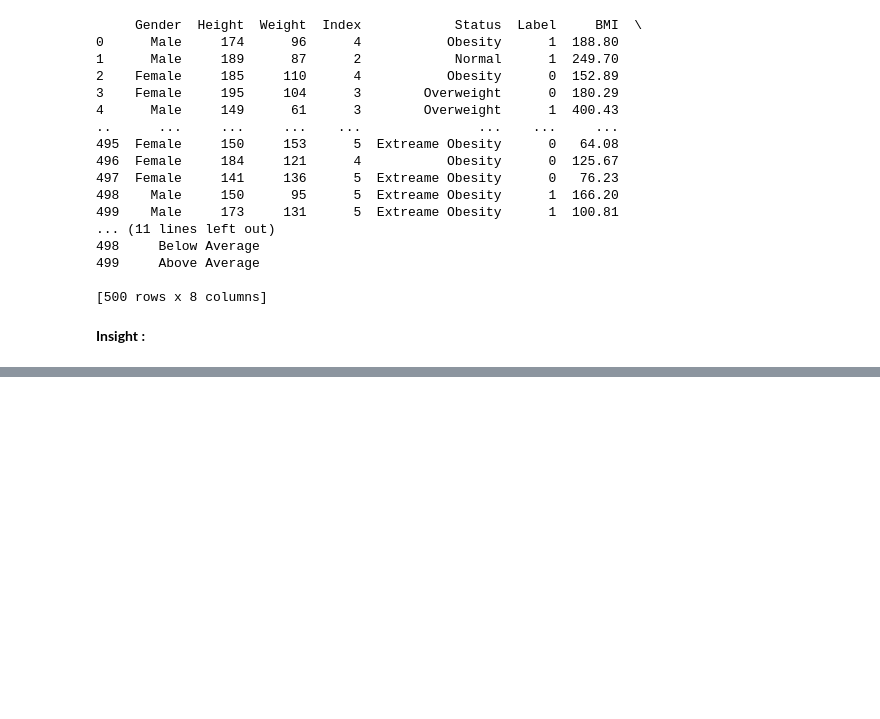
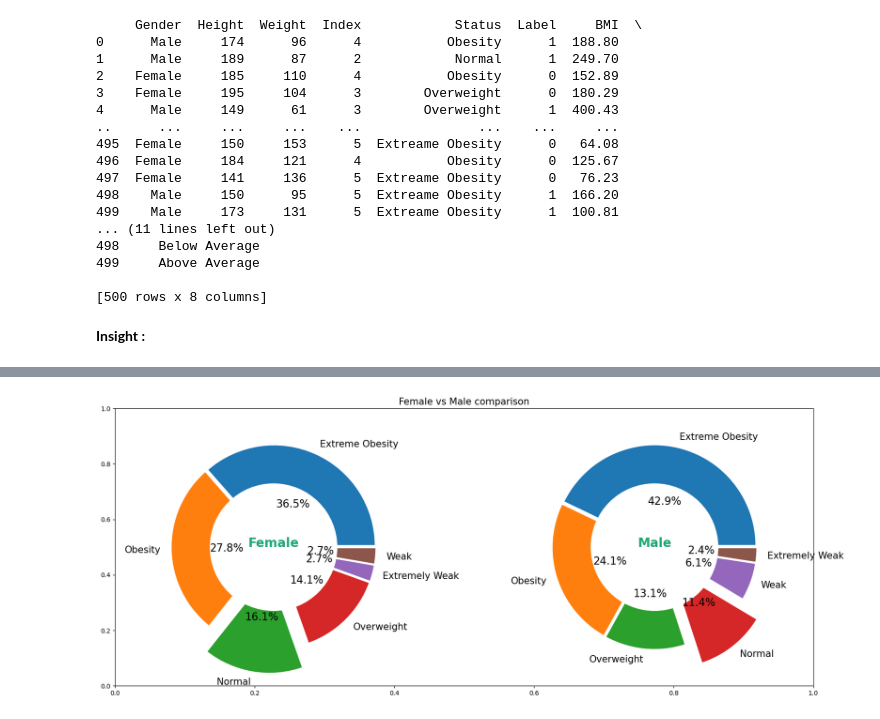
Before and after one commit to BlackBox-Ops/ML-BMI-Predict-, a Jupyter notebook: Notebook/exploratory_analysis.ipynb, the cells around one changed output, grey strips where cells are left out. Saved outputs shown, nothing was run; the diff lists cells and outputs as text; code cells hidden in the pictures; blank space fills up the shorter version.

```diff
--- a/Notebook/exploratory_analysis.ipynb
+++ b/Notebook/exploratory_analysis.ipynb
@@ -691,0 +765,44 @@ print(data)
+# %%
+# buat variabel untuk menyimpan kategori jenis kelamin perempuan dan laki-laki
+female_categories = cat_female['Status'].value_counts()
+male_categories = cat_male['Status'].value_counts()
+# %%
+fig = plt.figure(figsize=(20,8))
+plt.title("Female vs Male comparison",loc='center',weight=10,size=15)
+
+# first pie-plot
+ax1 = fig.add_subplot(121)
+ax1.axis('equal')
+explode = (0.01,0.01,0.2,0.01,0.01,0.01)
+
+wedges, texts, autotexts =  ax1.pie(
+    female_categories, radius=0.8, explode=explode, labels=['Extreme Obesity','Obesity','Normal','Overweight','Extremely Weak','Weak'],
+    autopct="%1.1f%%", pctdistance=0.45,textprops=dict(color='k'), wedgeprops = { 'linewidth' : 3, 'edgecolor' : 'w' })
+
+plt.setp(autotexts,size=17)
+plt.setp(texts,size=15)
+my_circle = plt.Circle((0,0),0.5,color='white')
+
+p = plt.gcf() # get current figure reference
+p.gca().add_artist(my_circle) # get current axes
+ax1.text(0,0,'Female',size=20,color='#1fa774',horizontalalignment='center',weight='bold')
+
+# Second pie-plot
+ax2 = fig.add_subplot(122)
+ax2.axis('equal')
+explode = (0.01,0.01,0.01,0.2,0.01,0.01)
+wedges2, texts2, autotexts2 =  ax2.pie(
+    male_categories, radius=0.8, explode=explode, labels=['Extreme Obesity','Obesity','Overweight','Normal','Weak','Extremely Weak'],
+    autopct="%1.1f%%", pctdistance=0.45, textprops=dict(color='k'), wedgeprops = { 'linewidth' : 3, 'edgecolor' : 'w' })
+
+plt.setp(autotexts2,size=17)
+plt.setp(texts2,size=15)
+my_circle = plt.Circle((0,0),0.5,color='white')
+
+p = plt.gcf() # get current figure reference
+p.gca().add_artist(my_circle) # get current axes
+ax2.text(0,0,'Male',size=20,color='#1fa774',horizontalalignment='center',weight='bold')
+plt.savefig('Comparison Female vs male.png')
+plt.show()
+# %% [output]
+[figure, added]
```
Also changed, not shown: parts of 14 cells of this notebook, 3 other files.
